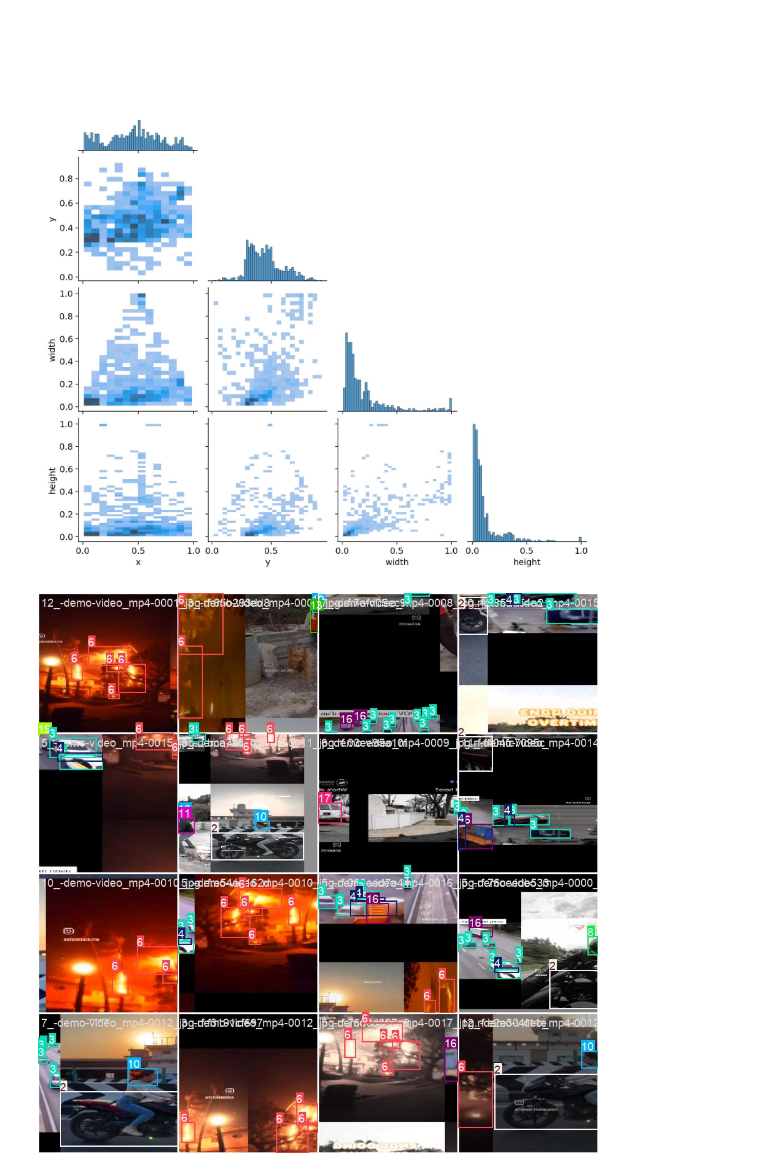
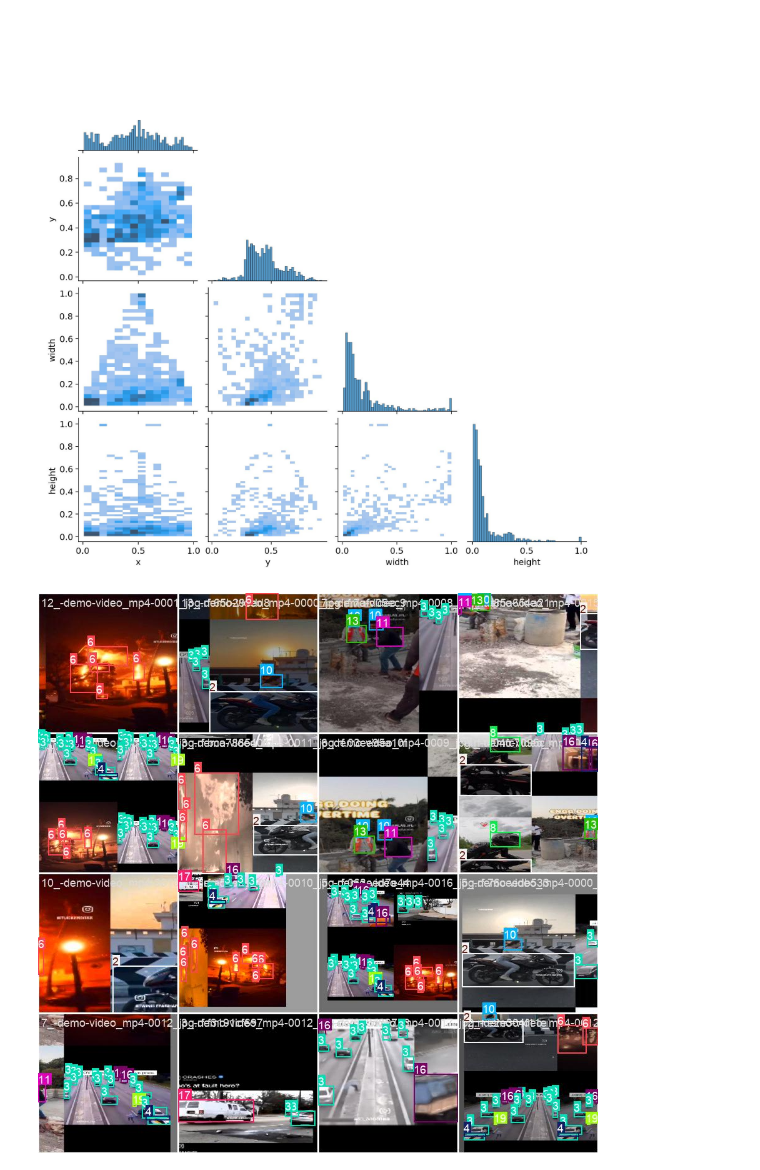
Before and after one commit to shambhaveesinha/Emergency-Detection-And-Alert-System, a Jupyter notebook: Untitled-1.ipynb, the cells around one changed output. Cells and saved outputs as stored; diff of their text form; code cells hidden in the pictures.

Commit message:
feat: update  model

```diff
--- a/Untitled-1.ipynb
+++ b/Untitled-1.ipynb
@@ -85,11 +91,15 @@ Image(filename=f"D:/YoloV8 Model/runs/detect/train2/results.png",width = 600)
 # %%
 import glob
-from IPython.display import Image,display
-for image_path in glob.glob(f"D:/YoloV8 Model/runs/detect/train2/*.jpg")[:3]:
-     display(Image(filename=image_path,height=600, width=600))
-print("\n")
+from IPython.display import Image, display
+
+# Define the path pattern for image detection outputs
+image_paths = glob.glob("C:/Users/Ravi Ranjan/model/Emergency-Detection-And-Alert-System/runs/detect/train4/*.jpg")
+
+# Display up to three detected images for visual verification
+for image_path in image_paths[:3]:
+    display(Image(filename=image_path, width=600, height=600))
 # %% [output]
 [figure]
 [figure]
-[figure, old version]
+[figure, new version]
 # %%
```
Also changed, not shown: parts of 9 cells of this notebook, 2 other files.
